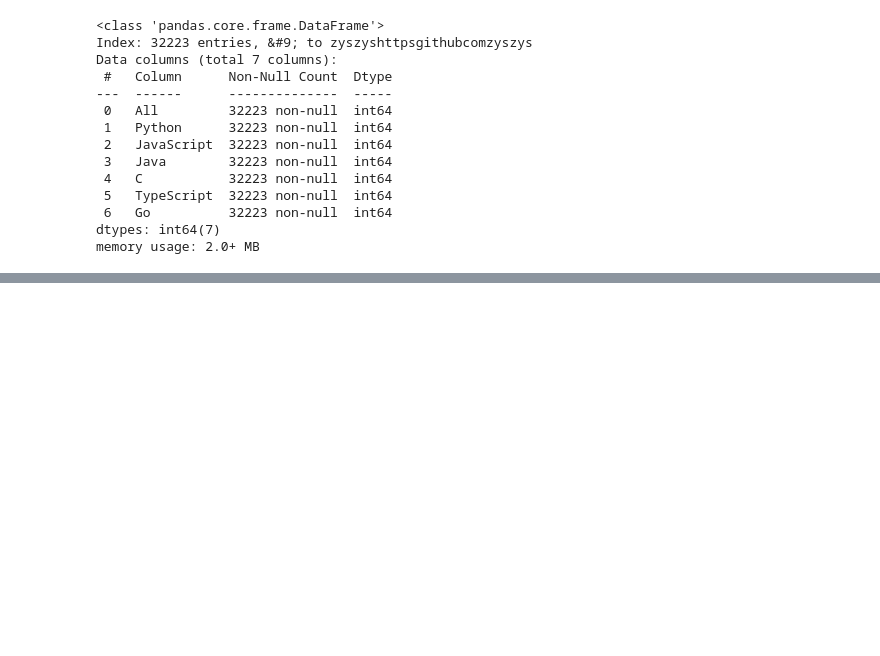
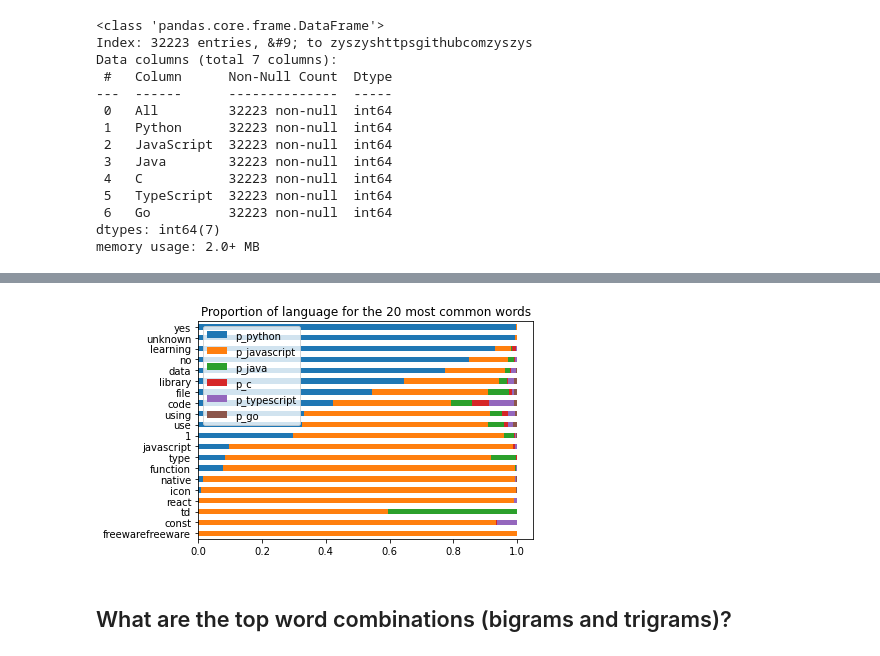
Before and after one commit to gabrielatijerina/nlp-project, a Jupyter notebook: final-notebook.ipynb, the cells around one changed output, grey strips where cells are left out. Drawn from its saved outputs; the diff is of its cells as text; code cells hidden in the pictures; blank space fills up the shorter version.

```diff
--- a/final-notebook.ipynb
+++ b/final-notebook.ipynb
@@ -499,0 +678,21 @@ memory usage: 2.0+ MB
+# %%
+#visualize percentage for each language
+(word_counts
+ .assign(p_python=word_counts.Python / word_counts['All'],
+         p_javascript=word_counts.JavaScript / word_counts['All'],
+         p_java=word_counts.Java / word_counts['All'],
+         p_c=word_counts.C / word_counts['All'],
+         p_typescript=word_counts.TypeScript / word_counts['All'],
+         p_go=word_counts.Go / word_counts['All'])
+ .sort_values(by='All')
+ [['p_python', 'p_javascript', 'p_java', 'p_c', 'p_typescript', 'p_go']]
+ .tail(20)
+ .sort_values('p_python')
+ .plot.barh(stacked=True))
+
+plt.title('Proportion of language for the 20 most common words')
+plt.show()
+# %% [output]
+[figure, added]
+# %% [markdown]
+## What are the top word combinations (bigrams and trigrams)?
```
Also changed, not shown: parts of 21 cells of this notebook.
